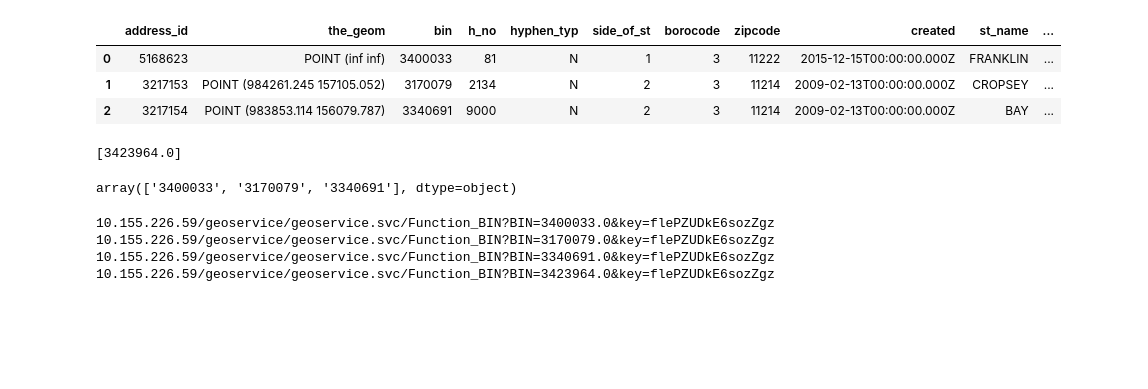
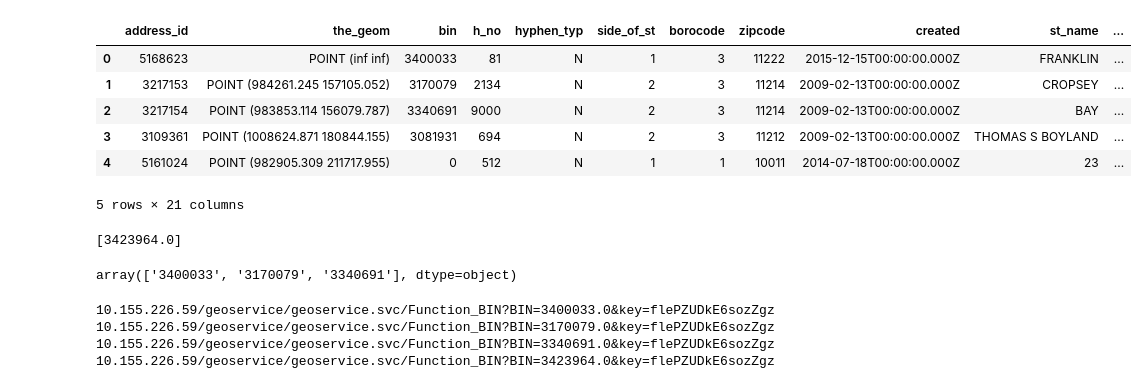
Before and after one commit to NYCParks-data/Structures, a Jupyter notebook: scripts/new_geosupport_process.ipynb, the cells around one changed output. Drawn from its saved outputs; the diff is of its cells as text; code cells hidden in the pictures; blank space fills up the shorter version.

```diff
--- a/scripts/new_geosupport_process.ipynb
+++ b/scripts/new_geosupport_process.ipynb
@@ -57,12 +61,15 @@ aps, failed_bins = get_address_point(bins, geom_col = 'the_geom')
 # %%
 # type(aps)
 # %%
-aps
+aps.head()
 # %% [output]
 |  | address_id | the_geom | bin | h_no | hyphen_typ | side_of_st | borocode | zipcode | created | st_name | ... |
 | 0 | 5168623 | POINT (inf inf) | 3400033 | 81 | N | 1 | 3 | 11222 | 2015-12-15T00:00:00.000Z | FRANKLIN | ... |
 | 1 | 3217153 | POINT (984261.245 157105.052) | 3170079 | 2134 | N | 2 | 3 | 11214 | 2009-02-13T00:00:00.000Z | CROPSEY | ... |
 | 2 | 3217154 | POINT (983853.114 156079.787) | 3340691 | 9000 | N | 2 | 3 | 11214 | 2009-02-13T00:00:00.000Z | BAY | ... |
+| 3 | 3109361 | POINT (1008624.871 180844.155) | 3081931 | 694 | N | 2 | 3 | 11212 | 2009-02-13T00:00:00.000Z | THOMAS S BOYLAND | ... |
+| 4 | 5161024 | POINT (982905.309 211717.955) | 0 | 512 | N | 1 | 1 | 10011 | 2014-07-18T00:00:00.000Z | 23 | ... |
+5 rows × 21 columns
 # %%
 failed_bins
 # %% [output]
```
Also changed, not shown: parts of 4 cells of this notebook, 2 other files.
